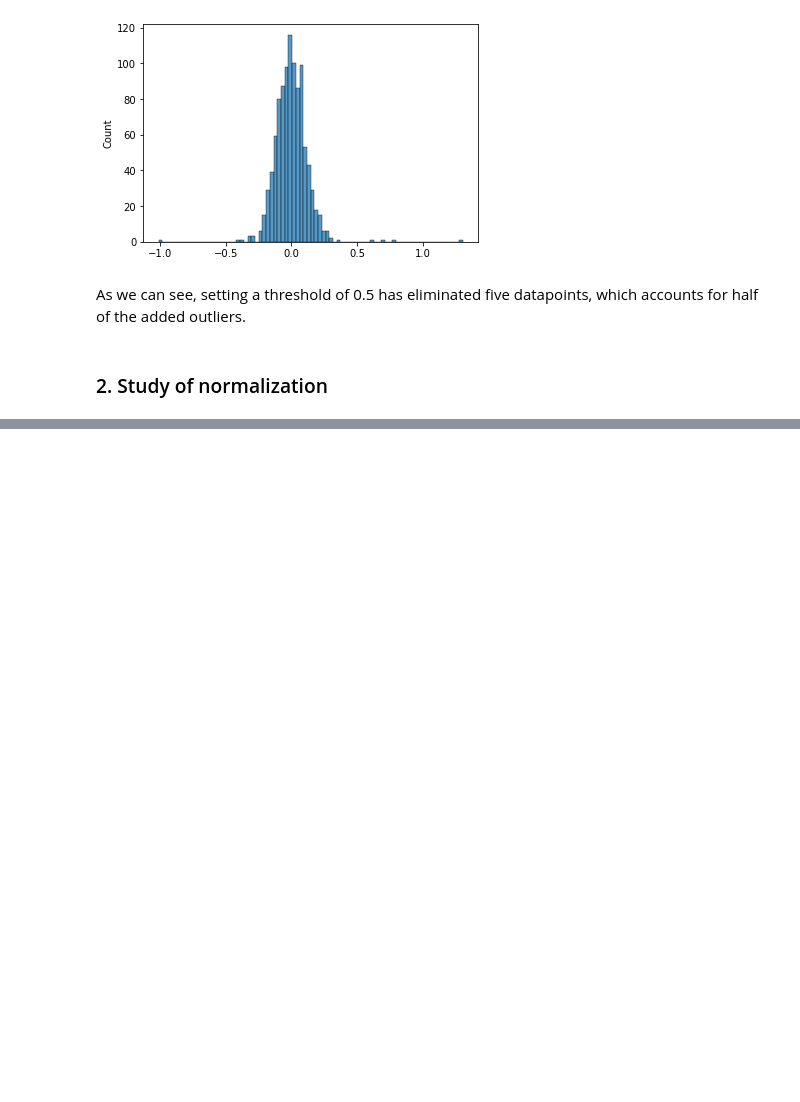
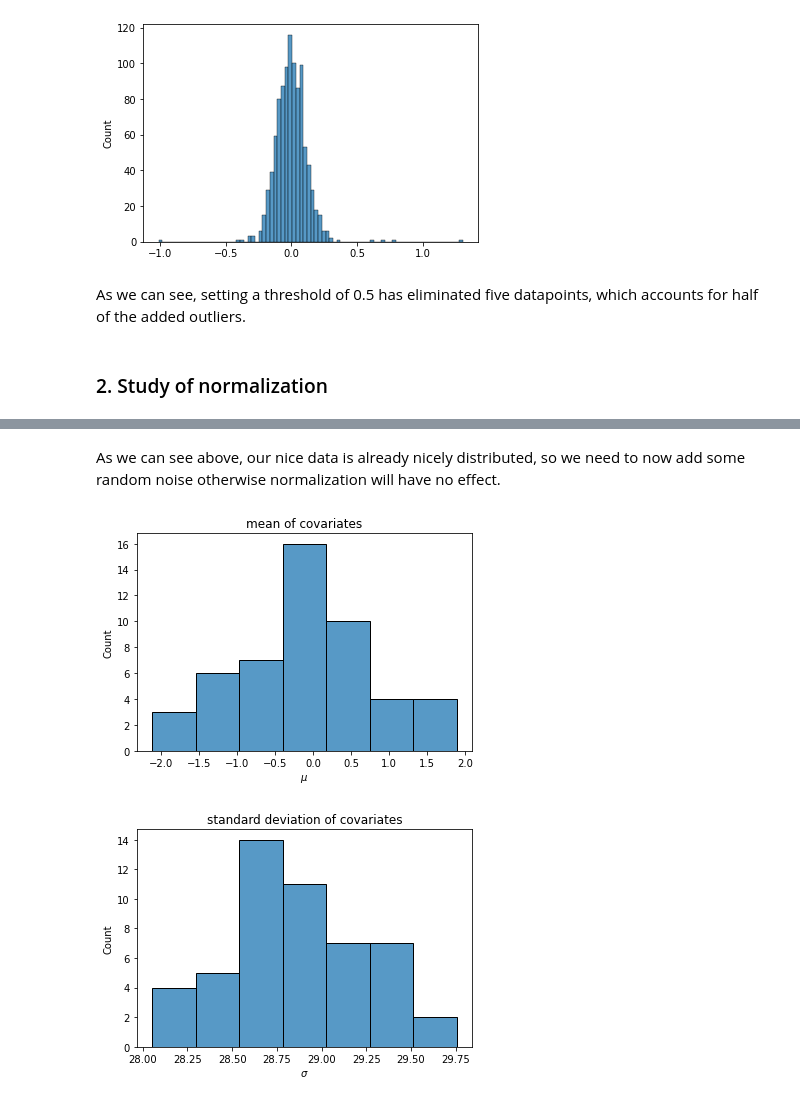
Before and after one commit to linhaochuan/INM702, a Jupyter notebook: TASK_02.ipynb, the cells around one changed output, grey strips where cells are left out. Cells and saved outputs as stored; diff of their text form; code cells hidden in the pictures; blank space fills up the shorter version.

```diff
--- a/TASK_02.ipynb
+++ b/TASK_02.ipynb
@@ -246,0 +269,22 @@ As we can see, setting a threshold of 0.5 has eliminated five datapoints, which
+# %% [markdown]
+As we can see above, our nice data is already nicely distributed, so we need to now add some random noise otherwise normalization will have no effect.
+# %%
+np.random.seed(10)
+n_samples, n_covariates = 1000, 50
+X_data = np.random.randn(n_samples, n_covariates)
+X_data += (np.random.rand(n_samples, n_covariates) * 100 - 50)
+y_data = X_data @ np.linspace(0, 1, n_covariates)
+means = np.mean(X_data, axis=0)
+stds = np.std(X_data, axis=0)
+
+sns.histplot(means)
+plt.title('mean of covariates')
+plt.xlabel(r'$\mu$')
+plt.show()
+sns.histplot(stds)
+plt.title('standard deviation of covariates')
+plt.xlabel(r'$\sigma$')
+plt.show()
+# %% [output]
+[figure, added]
+[figure, added]
```
Also changed, not shown: parts of 8 cells of this notebook, 2 other files.
